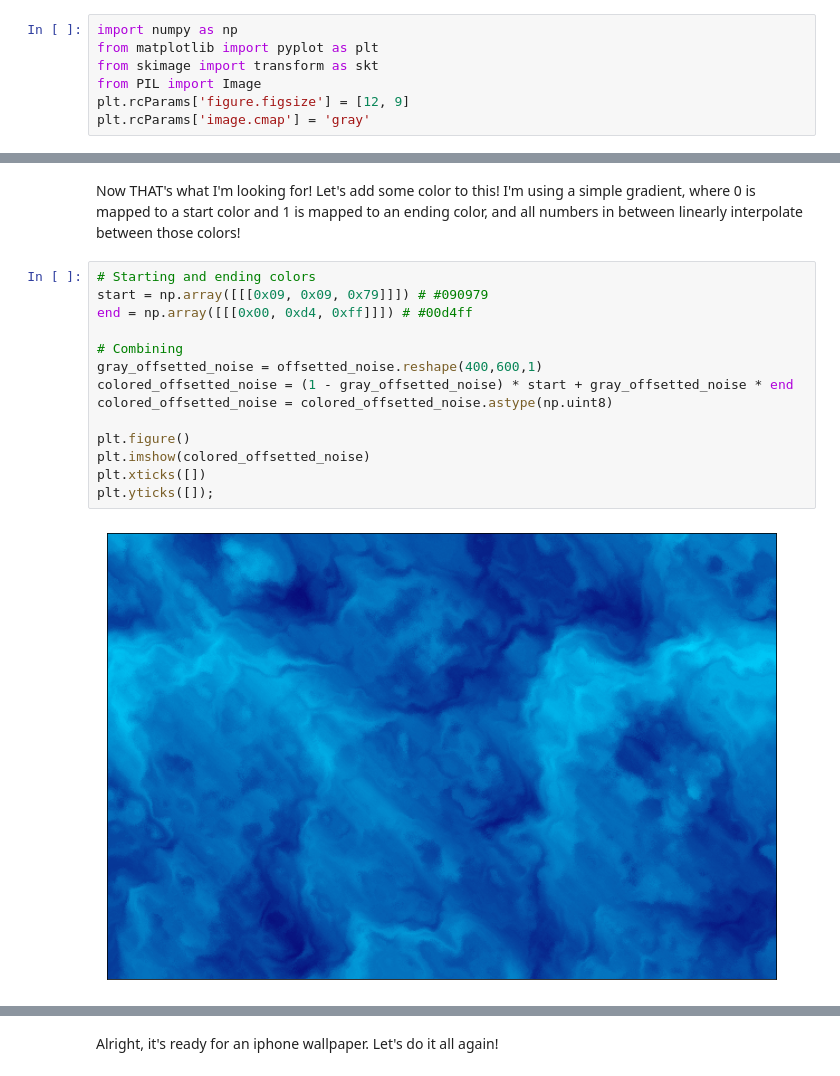
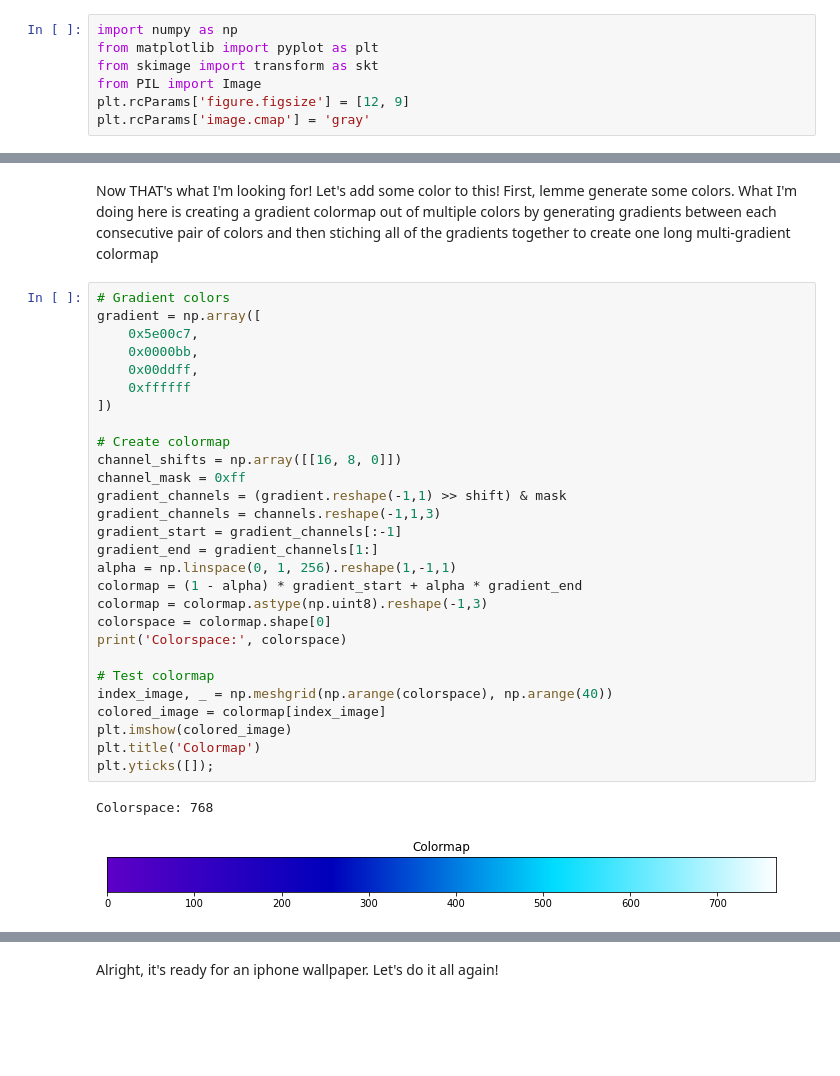
Before and after one commit to andydevs/andys-notebook-legacy, a Jupyter notebook: notebook/generating-noise-images.ipynb, the cells around one changed output, grey strips where cells are left out. Saved outputs shown, nothing was run; the diff lists cells and outputs as text; blank space fills up the shorter version.

Commit message:
Updated noise image notebook

```diff
--- a/notebook/generating-noise-images.ipynb
+++ b/notebook/generating-noise-images.ipynb
@@ -132,18 +138,33 @@ plt.yticks([]);
 # %% [markdown]
-Now THAT's what I'm looking for! Let's add some color to this! I'm using a simple gradient, where 0 is mapped to a start color and 1 is mapped to an ending color, and all numbers in between linearly interpolate between those colors!
+Now THAT's what I'm looking for! Let's add some color to this! First, lemme generate some colors. What I'm doing here is creating a gradient colormap out of multiple colors by generating gradients between each consecutive pair of colors and then stiching all of the gradients together to create one long multi-gradient colormap
-# %%
-# Starting and ending colors
-start = np.array([[[0x09, 0x09, 0x79]]]) # #090979
-end = np.array([[[0x00, 0xd4, 0xff]]]) # #00d4ff
-
-# Combining
-gray_offsetted_noise = offsetted_noise.reshape(400,600,1)
-colored_offsetted_noise = (1 - gray_offsetted_noise) * start + gray_offsetted_noise * end
-colored_offsetted_noise = colored_offsetted_noise.astype(np.uint8)
-
-plt.figure()
-plt.imshow(colored_offsetted_noise)
-plt.xticks([])
-plt.yticks([]);
-# %% [output]
-[figure, removed]
+# %%
+# Gradient colors
+gradient = np.array([
+    0x5e00c7,
+    0x0000bb,
+    0x00ddff,
+    0xffffff
+])
+
+# Create colormap
+channel_shifts = np.array([[16, 8, 0]])
+channel_mask = 0xff
+gradient_channels = (gradient.reshape(-1,1) >> shift) & mask
+gradient_channels = channels.reshape(-1,1,3)
+gradient_start = gradient_channels[:-1]
+gradient_end = gradient_channels[1:]
+alpha = np.linspace(0, 1, 256).reshape(1,-1,1)
+colormap = (1 - alpha) * gradient_start + alpha * gradient_end
+colormap = colormap.astype(np.uint8).reshape(-1,3)
+colorspace = colormap.shape[0]
+print('Colorspace:', colorspace)
+
+# Test colormap
+index_image, _ = np.meshgrid(np.arange(colorspace), np.arange(40))
+colored_image = colormap[index_image]
+plt.imshow(colored_image)
+plt.title('Colormap')
+plt.yticks([]);
+# %% [output]
+Colorspace: 768
+[figure, added]
```
Also changed, not shown: parts of 12 cells of this notebook, 1 other file.
